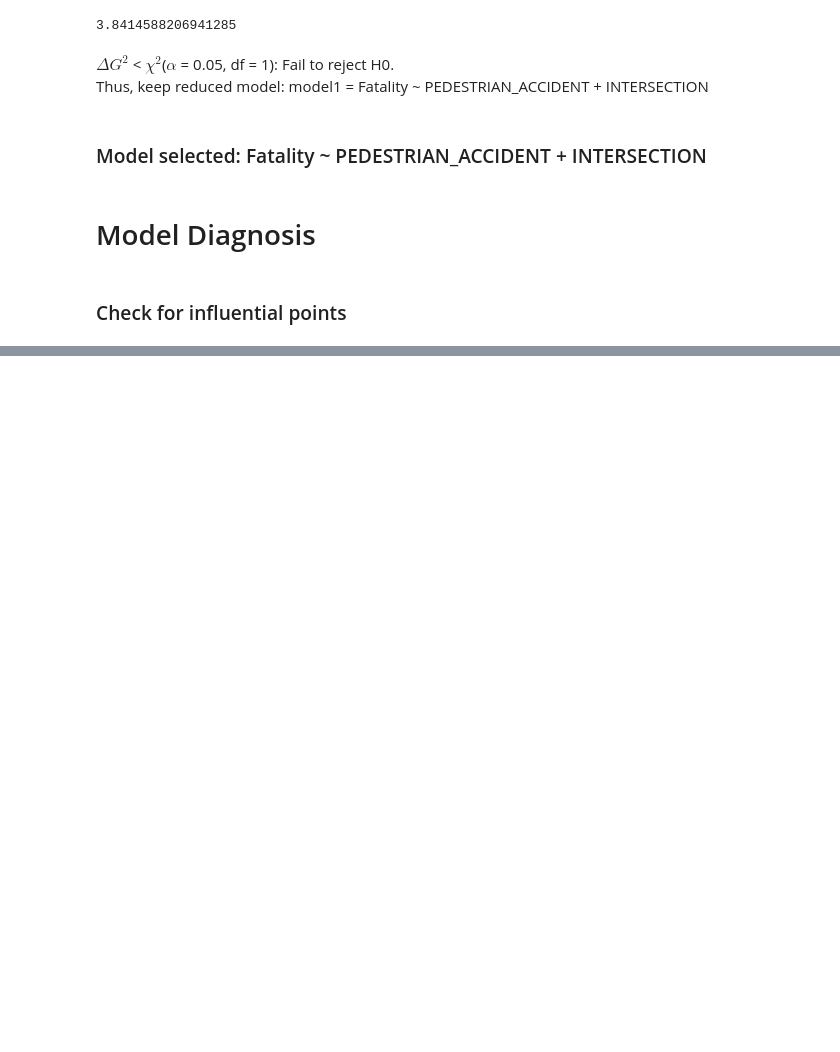
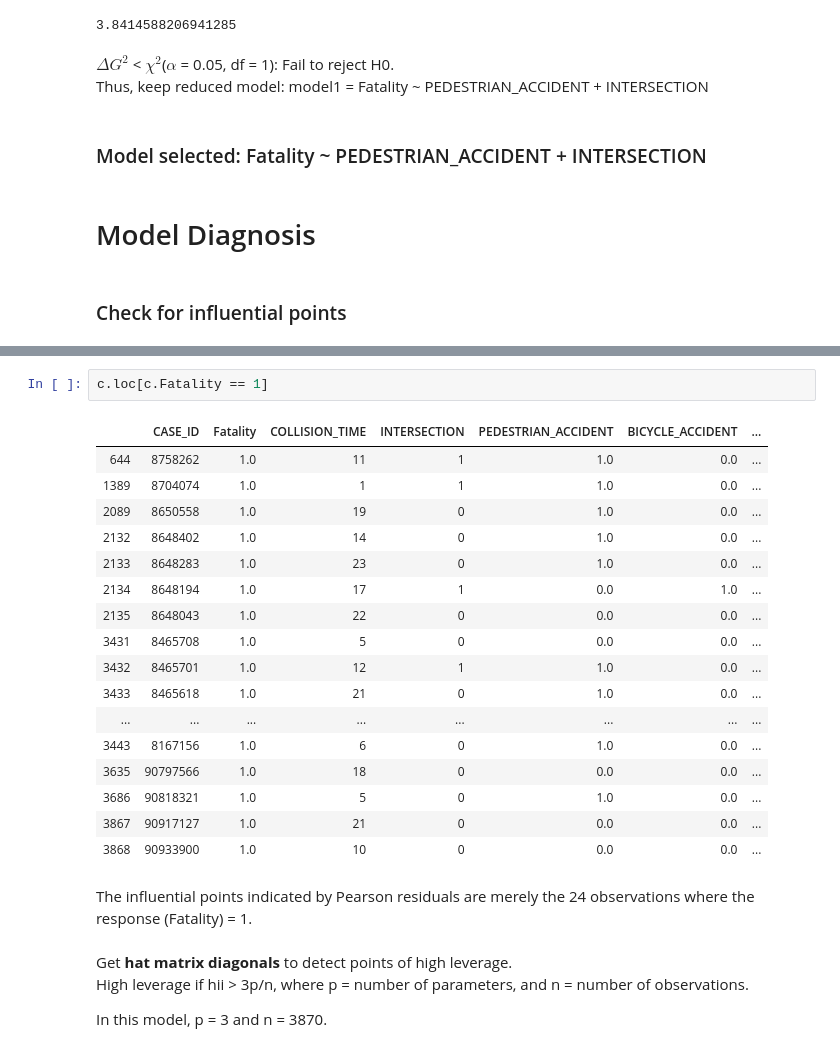
Before and after one commit to bingwang32/LinReg_Final_Proj, a Jupyter notebook: LinReg_FinalProj_Code.ipynb, the cells around one changed output, grey strips where cells are left out. Cells and saved outputs as stored; diff of their text form; blank space fills up the shorter version.

```diff
--- a/LinReg_FinalProj_Code.ipynb
+++ b/LinReg_FinalProj_Code.ipynb
@@ -335,0 +373,27 @@ Get hat matrix diagonals to detect points of high leverage
+# %%
+c.loc[c.Fatality == 1]
+# %% [output]
+|  | CASE_ID | Fatality | COLLISION_TIME | INTERSECTION | PEDESTRIAN_ACCIDENT | BICYCLE_ACCIDENT | ... |
+| 644 | 8758262 | 1.0 | 11 | 1 | 1.0 | 0.0 | ... |
+| 1389 | 8704074 | 1.0 | 1 | 1 | 1.0 | 0.0 | ... |
+| 2089 | 8650558 | 1.0 | 19 | 0 | 1.0 | 0.0 | ... |
+| 2132 | 8648402 | 1.0 | 14 | 0 | 1.0 | 0.0 | ... |
+| 2133 | 8648283 | 1.0 | 23 | 0 | 1.0 | 0.0 | ... |
+| 2134 | 8648194 | 1.0 | 17 | 1 | 0.0 | 1.0 | ... |
+| 2135 | 8648043 | 1.0 | 22 | 0 | 0.0 | 0.0 | ... |
+| 3431 | 8465708 | 1.0 | 5 | 0 | 0.0 | 0.0 | ... |
+| 3432 | 8465701 | 1.0 | 12 | 1 | 1.0 | 0.0 | ... |
+| 3433 | 8465618 | 1.0 | 21 | 0 | 1.0 | 0.0 | ... |
+| ... | ... | ... | ... | ... | ... | ... | ... |
+| 3443 | 8167156 | 1.0 | 6 | 0 | 1.0 | 0.0 | ... |
+| 3635 | 90797566 | 1.0 | 18 | 0 | 0.0 | 0.0 | ... |
+| 3686 | 90818321 | 1.0 | 5 | 0 | 1.0 | 0.0 | ... |
+| 3867 | 90917127 | 1.0 | 21 | 0 | 0.0 | 0.0 | ... |
+| 3868 | 90933900 | 1.0 | 10 | 0 | 0.0 | 0.0 | ... |
+# %% [markdown]
+The influential points indicated by Pearson residuals are merely the 24 observations where the response (Fatality) = 1.
+# %% [markdown]
+Get **hat matrix diagonals** to detect points of high leverage.
+<br>High leverage if hii > 3p/n, where p = number of parameters, and n = number of observations.
+
+In this model, p = 3 and n = 3870.
```
Also changed, not shown: parts of 25 cells of this notebook.
